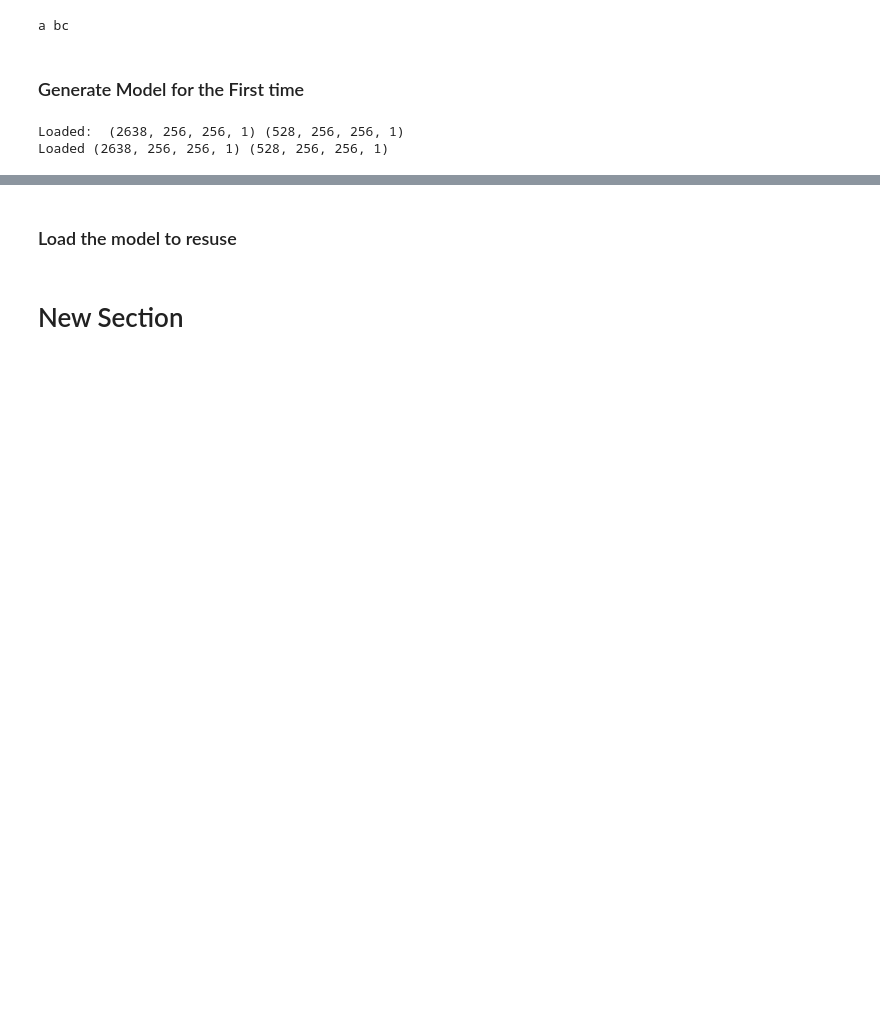
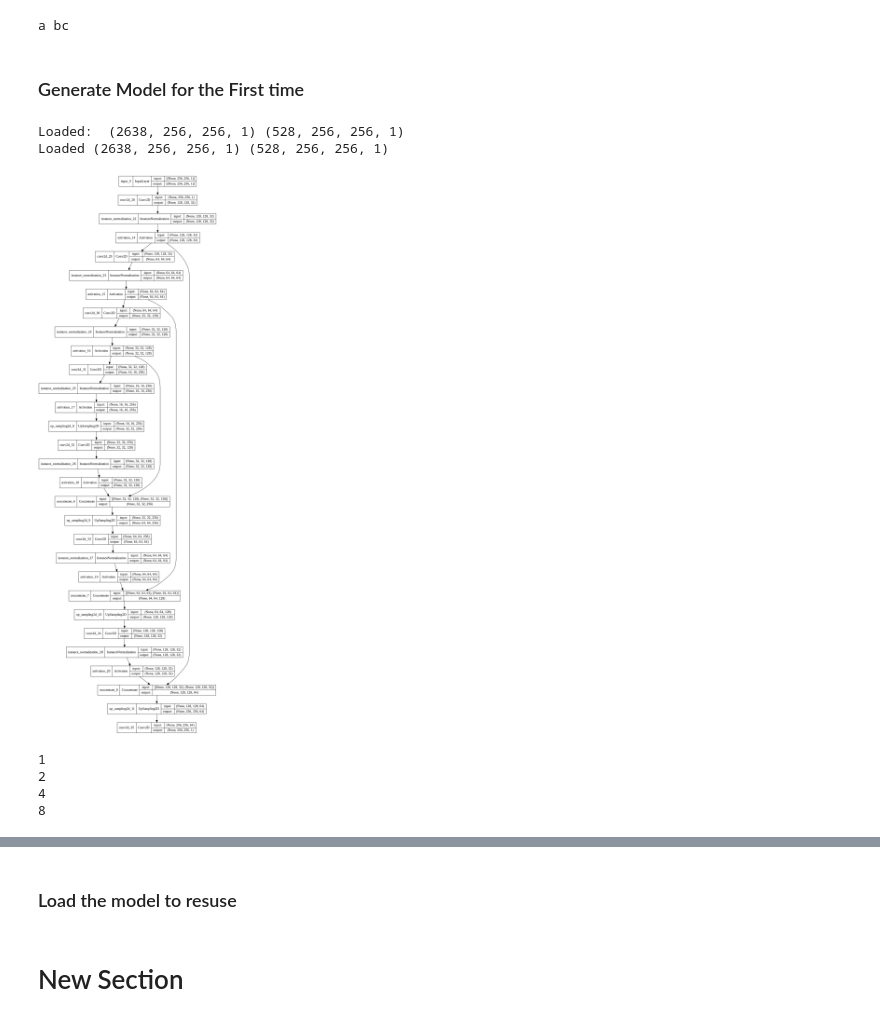
Before and after one commit to LongNguyen1984/GANLearning, a Jupyter notebook: CycleGAN_restNet4.ipynb, the cells around one changed output, grey strips where cells are left out. Cells and saved outputs as stored; diff of their text form; code cells hidden in the pictures; blank space fills up the shorter version.

```diff
--- a/CycleGAN_restNet4.ipynb
+++ b/CycleGAN_restNet4.ipynb
@@ -1437,5 +1483,19 @@ c_model_BtoA = define_composite_model(g_model_BtoA, d_model_A, g_model_AtoB, ima
 # %% [output]
 Loaded:  (2638, 256, 256, 1) (528, 256, 256, 1)
 Loaded (2638, 256, 256, 1) (528, 256, 256, 1)
+# %%
+from keras.utils.vis_utils import plot_model
+
+plot_model(g_model_AtoB, to_file='discriminator_model_plot.png', show_shapes=True, show_layer_names=True)
+# %% [output]
+[figure, added]
+# %%
+for i in range(4):
+  print(2**i)
+# %% [output]
+1
+2
+4
+8
 # %%
 d_model_A.summary()
```
Also changed, not shown: parts of 23 cells of this notebook.
